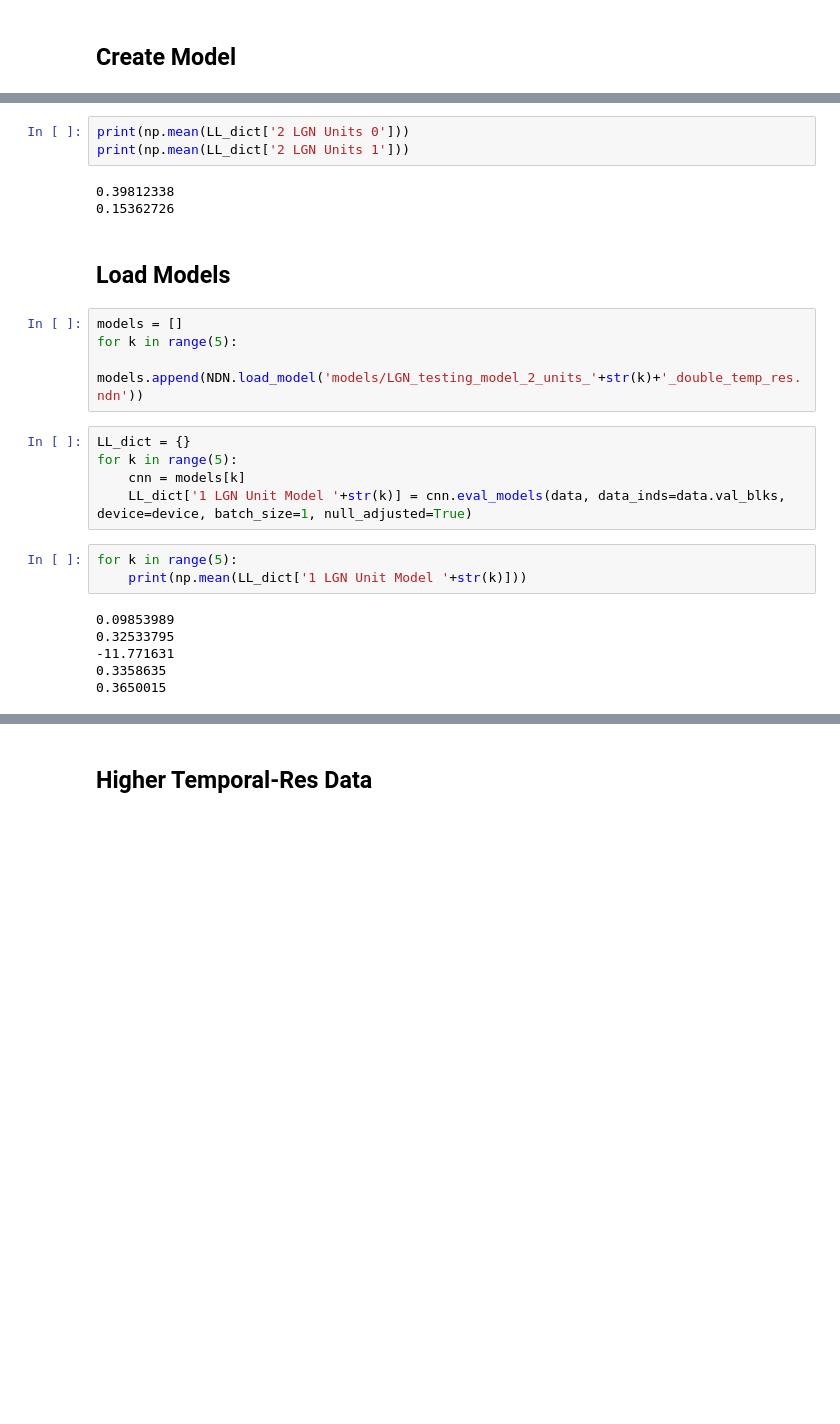
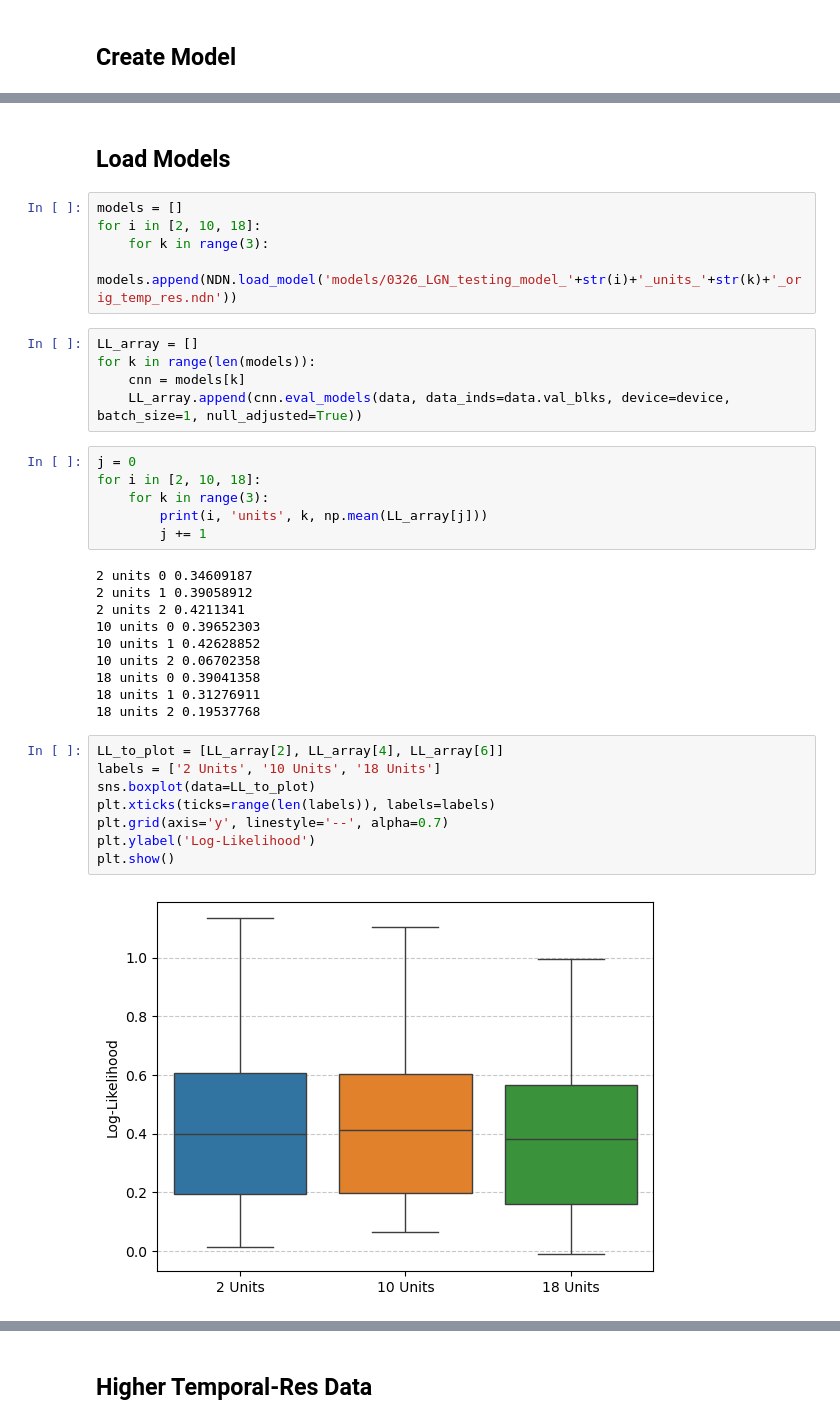
Before and after one commit to IsabelF98/Cloud_SynthData_Proj, a Jupyter notebook: LGN_units.ipynb, the cells around one changed output, grey strips where cells are left out. Saved outputs shown, nothing was run; the diff lists cells and outputs as text; blank space fills up the shorter version.

```diff
--- a/LGN_units.ipynb
+++ b/LGN_units.ipynb
@@ -313,26 +413,38 @@ dict_keys(['2 LGN Units'])
-# %%
-print(np.mean(LL_dict['2 LGN Units 0']))
-print(np.mean(LL_dict['2 LGN Units 1']))
-# %% [output]
-0.39812338
-0.15362726
 # %% [markdown]
 ## Load Models
 # %%
 models = []
-for k in range(5):
-    models.append(NDN.load_model('models/LGN_testing_model_2_units_'+str(k)+'_double_temp_res.ndn'))
+for i in [2, 10, 18]:
+    for k in range(3):
+        models.append(NDN.load_model('models/0326_LGN_testing_model_'+str(i)+'_units_'+str(k)+'_orig_temp_res.ndn'))
 # %%
-LL_dict = {}
-for k in range(5):
+LL_array = []
+for k in range(len(models)):
     cnn = models[k]
-    LL_dict['1 LGN Unit Model '+str(k)] = cnn.eval_models(data, data_inds=data.val_blks, device=device, batch_size=1, null_adjusted=True)
+    LL_array.append(cnn.eval_models(data, data_inds=data.val_blks, device=device, batch_size=1, null_adjusted=True))
 # %%
-for k in range(5):
-    print(np.mean(LL_dict['1 LGN Unit Model '+str(k)]))
+j = 0
+for i in [2, 10, 18]:
+    for k in range(3):
+        print(i, 'units', k, np.mean(LL_array[j]))
+        j += 1
 # %% [output]
-0.09853989
-0.32533795
--11.771631
-0.3358635
-0.3650015
+2 units 0 0.34609187
+2 units 1 0.39058912
+2 units 2 0.4211341
+10 units 0 0.39652303
+10 units 1 0.42628852
+10 units 2 0.06702358
+18 units 0 0.39041358
+18 units 1 0.31276911
+18 units 2 0.19537768
+# %%
+LL_to_plot = [LL_array[2], LL_array[4], LL_array[6]]
+labels = ['2 Units', '10 Units', '18 Units']
+sns.boxplot(data=LL_to_plot)
+plt.xticks(ticks=range(len(labels)), labels=labels)
+plt.grid(axis='y', linestyle='--', alpha=0.7)
+plt.ylabel('Log-Likelihood')
+plt.show()
+# %% [output]
+[figure, added]
```
Also changed, not shown: parts of 16 cells of this notebook, 2 other files.
